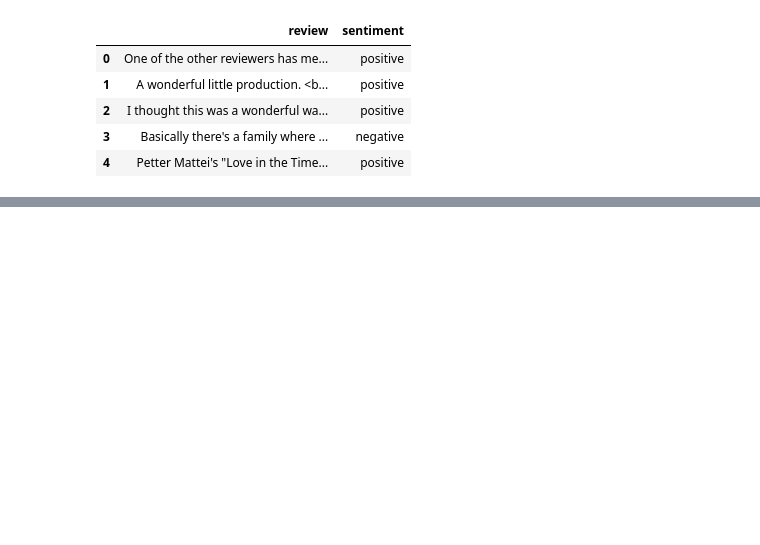
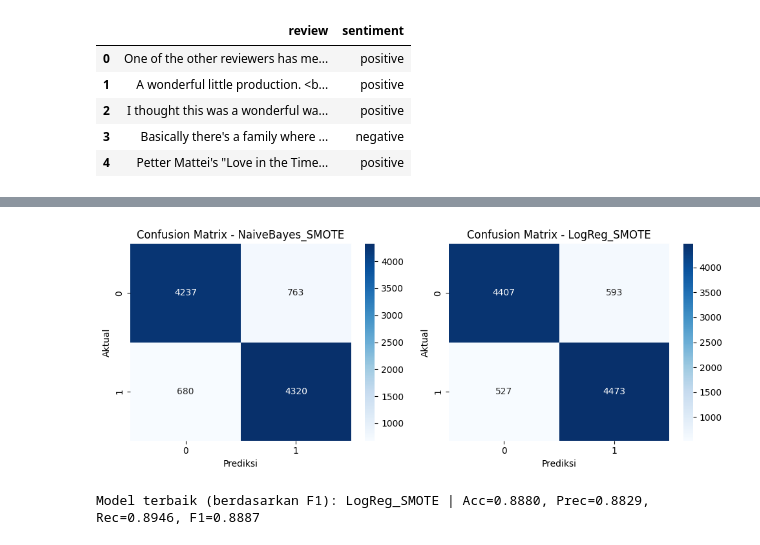
Before and after one commit to fauzinurfalah/SentimentIMDB, a Jupyter notebook: KEL3_DATA_MINING.ipynb, the cells around one changed output, grey strips where cells are left out. Drawn from its saved outputs; the diff is of its cells as text; code cells hidden in the pictures; blank space fills up the shorter version.

```diff
--- a/KEL3_DATA_MINING.ipynb
+++ b/KEL3_DATA_MINING.ipynb
@@ -197,0 +128,20 @@ plt.show()
+# %%
+# Training, Prediksi, Evaluasi
+rows = []
+cms = {}
+
+for name, pipe in pipelines.items():
+    pipe.fit(X_train, y_train)
+    pred = pipe.predict(X_test)
+
+    acc = accuracy_score(y_test, pred)
+    prec, rec, f1, _ = precision_recall_fscore_support(
+        y_test, pred, average='binary', pos_label=1, zero_division=0
+    )
+    cm = confusion_matrix(y_test, pred)
+
+    rows.append([name, acc, prec, rec, f1])
+    cms[name] = cm
+
+results = pd.DataFrame(rows, columns=["Model", "Accuracy", "Precision", "Recall", "F1"]).sort_values("F1", ascending=False)
+print(results.to_string(index=False, float_format=lambda x: f"{x:.4f}"))
@@ -197,0 +152,6 @@ plt.show()
+# %%
+# Classification Report detail
+for name, pipe in pipelines.items():
+    pred = pipe.predict(X_test)
+    print(f"\n=== Classification Report: {name} ===")
+    print(classification_report(y_test, pred, digits=4))
@@ -197,0 +179,17 @@ plt.show()
+# %%
+# Plot Confusion Matrix untuk Kedua Model
+fig, axes = plt.subplots(1, 2, figsize=(10,4))
+for ax, (name, cm) in zip(axes, cms.items()):
+    sns.heatmap(cm, annot=True, fmt='d', cmap='Blues', ax=ax)
+    ax.set_title(f"Confusion Matrix - {name}")
+    ax.set_xlabel("Prediksi")
+    ax.set_ylabel("Aktual")
+plt.tight_layout()
+plt.show()
+# %% [output]
+[figure, added]
+# %%
+best = results.iloc[0]
+print(f"Model terbaik (berdasarkan F1): {best['Model']} | Acc={best['Accuracy']:.4f}, Prec={best['Precision']:.4f}, Rec={best['Recall']:.4f}, F1={best['F1']:.4f}")
+# %% [output]
+Model terbaik (berdasarkan F1): LogReg_SMOTE | Acc=0.8880, Prec=0.8829, Rec=0.8946, F1=0.8887
```
Also changed, not shown: parts of 16 cells of this notebook.
